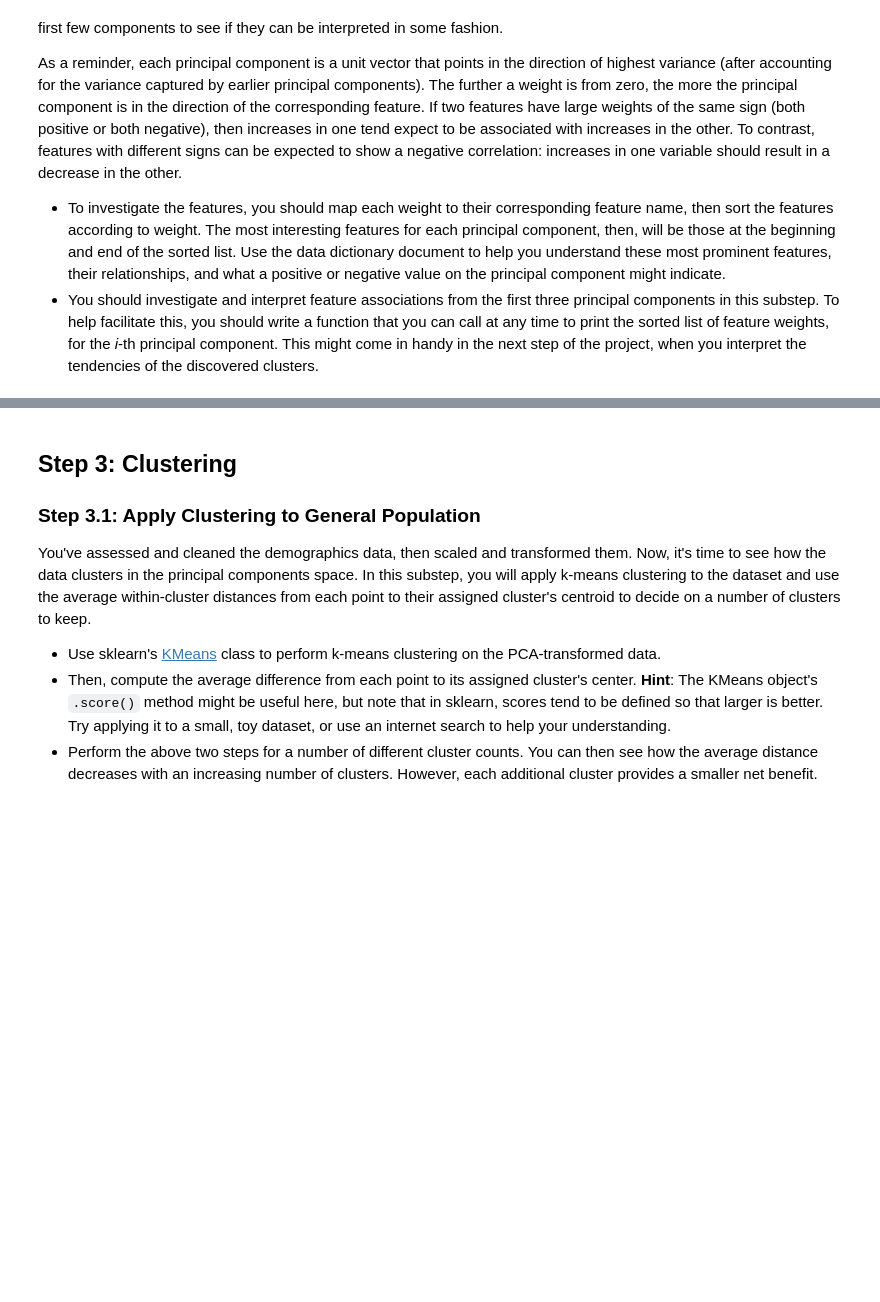
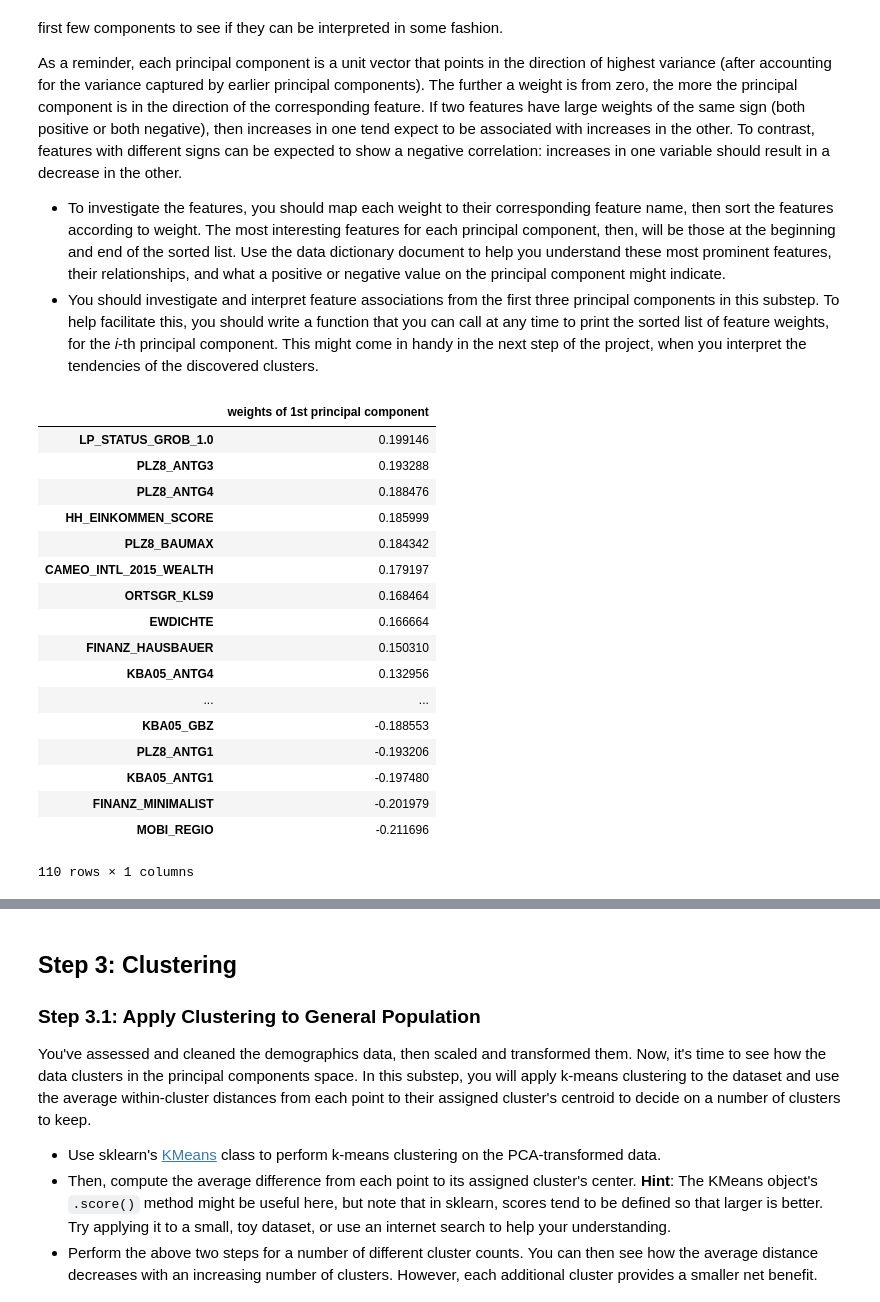
Before and after one commit to dylan-shao/ML-DS-Udacity_Data_Scientist_Nanodegree, a Jupyter notebook: 0. Projects/Unspuervised Learning: Identify_Customer_Segments/Identify_Customer_Segments.ipynb, the cells around one changed output, grey strips where cells are left out. Saved outputs shown, nothing was run; the diff lists cells and outputs as text; code cells hidden in the pictures; blank space fills up the shorter version.

Commit message:
Unsupervised project: Interpret Principal Components

```diff
--- a/0. Projects/Unspuervised Learning: Identify_Customer_Segments/Identify_Customer_Segments.ipynb
+++ b/0. Projects/Unspuervised Learning: Identify_Customer_Segments/Identify_Customer_Segments.ipynb
@@ -999 +1017,45 @@ As a reminder, each principal component is a unit vector that points in the dire
+# %%
+# Map weights for the first principal component to corresponding feature names
+# and then print the linked values, sorted by weight.
+# HINT: Try defining a function here or in a new cell that you can reuse in the
+# other cells.
+
+def get_format(n):
+    n = n + 1
+    if n == 1:
+        return '1st'
+    elif n == 2:
+        return '2nd'
+    elif n == 3:
+        return '3rd'
+    else:
+        return str(n) + 'th'
+
+def get_sorted_name_weights_dic(pca, n):
+    df = pd.DataFrame(pca.components_[n])
+    df.index = one_hot_data.columns
+    column_name = 'weights of {} principal component'.format(get_format(n))
+    df.columns = [column_name]
+    return df.sort_values(by=[column_name], ascending=False)
+
+get_sorted_name_weights_dic(pca, 0)
+# %% [output]
+|  | weights of 1st principal component |
+| LP_STATUS_GROB_1.0 | 0.199146 |
+| PLZ8_ANTG3 | 0.193288 |
+| PLZ8_ANTG4 | 0.188476 |
+| HH_EINKOMMEN_SCORE | 0.185999 |
+| PLZ8_BAUMAX | 0.184342 |
+| CAMEO_INTL_2015_WEALTH | 0.179197 |
+| ORTSGR_KLS9 | 0.168464 |
+| EWDICHTE | 0.166664 |
+| FINANZ_HAUSBAUER | 0.150310 |
+| KBA05_ANTG4 | 0.132956 |
+| ... | ... |
+| KBA05_GBZ | -0.188553 |
+| PLZ8_ANTG1 | -0.193206 |
+| KBA05_ANTG1 | -0.197480 |
+| FINANZ_MINIMALIST | -0.201979 |
+| MOBI_REGIO | -0.211696 |
+110 rows × 1 columns
 # %%
```
Also changed, not shown: parts of 6 cells of this notebook, 3 other files.
